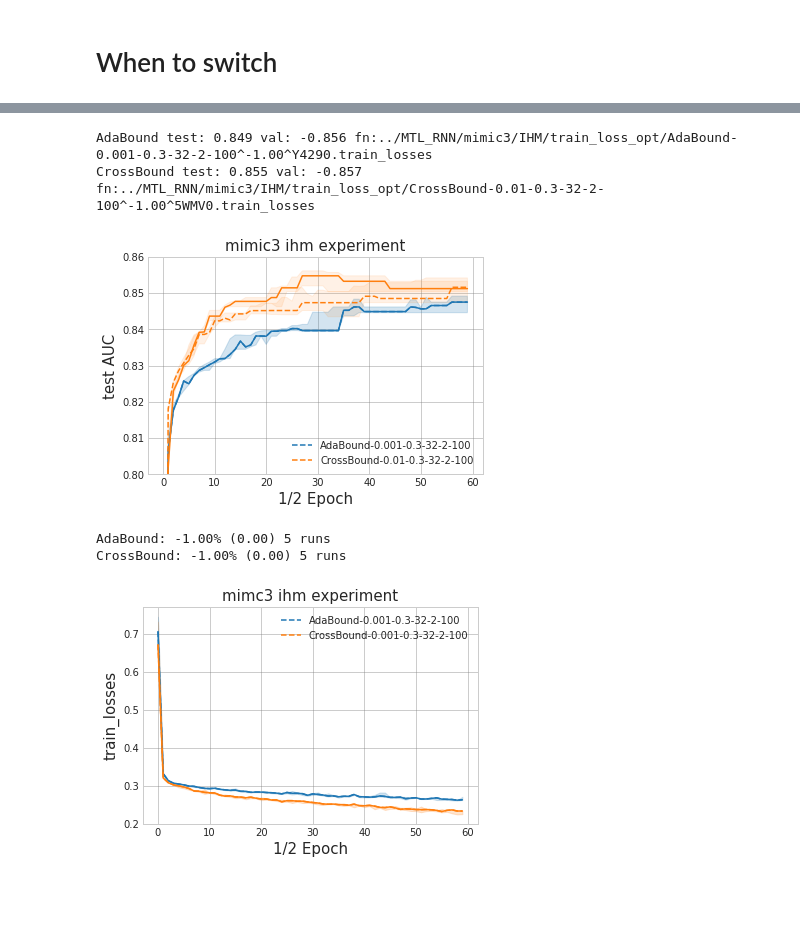
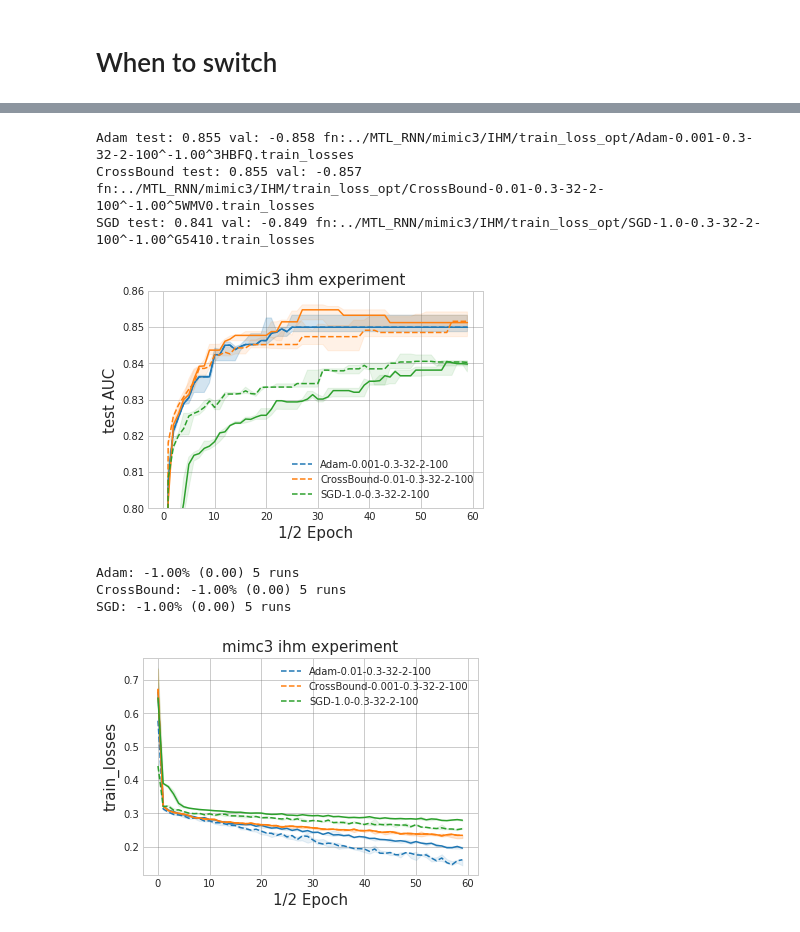
Before and after one commit to nathanwang000/MTL, a Jupyter notebook: Figures.ipynb, the cells around one changed output, grey strips where cells are left out. Cells and saved outputs as stored; diff of their text form; code cells hidden in the pictures; blank space fills up the shorter version.

```diff
--- a/Figures.ipynb
+++ b/Figures.ipynb
@@ -175,37 +190,42 @@ Adam: 87.99% (0.23) 3 runs
 # %%
 default_setting = {
     'AdaBound': '0.001-0.3-32-2-100',
     'Adam': '0.001-0.3-32-2-100',
     'CrossAdaBound': '0.001-0.3-32-2-100',
     'CrossBound': '0.001-0.3-32-2-100',
     'Diff': '0.001-0.3-32-2-100',
     'SGD': '0.1-0.3-32-2-100',
     'Swats': '0.001-0.3-32-2-100'
 }
 
-methods = ['CrossBound', 'AdaBound', #'Swats',
-           #'CrossAdaBound'
+methods = ['CrossBound', #'AdaBound',
+           'Swats',
+           'CrossAdaBound'
           ] # when to switch
+methods = ['CrossBound', 'Adam', 'SGD']
+
 plot_best_test('../MTL_RNN/mimic3/IHM/train_loss_opt/*train_losses',
                title='mimic3 ihm experiment', smooth_window=1, ylim=[0.8, 0.86], q_low=25, q_high=75,
                methods=methods, start=-2, default_setting=default_setting, ylabel='AUC',
                xlabel="1/2 Epoch",
                early_stop=True, early_stop_patience=None)
 
 plot_best('../MTL_RNN/mimic3/IHM/train_loss_opt/*train_losses',
           title='mimc3 ihm experiment', smooth_window=1, ylim=None, methods=methods,
           xlabel="1/2 Epoch",
           start=0, default_setting=default_setting)
 
 #plot_tracker(joblib.load('/data2/jiaxuan/2019/pytorch_tutorial_fork/tutorials/02-intermediate/language_model_wiki/train_loss/CrossAdaBound-0.001^-1.00^8V3QC.opt_track'), 0)
 #plot_tracker(joblib.load('/data2/jiaxuan/2019/pytorch_tutorial_fork/tutorials/02-intermediate/language_model_wiki/train_loss/Swats-0.001^-1.00^JW23S.opt_track'), 0)
 # %% [output]
-AdaBound test: 0.849 val: -0.856 fn:../MTL_RNN/mimic3/IHM/train_loss_opt/AdaBound-0.001-0.3-32-2-100^-1.00^Y4290.train_losses
+Adam test: 0.855 val: -0.858 fn:../MTL_RNN/mimic3/IHM/train_loss_opt/Adam-0.001-0.3-32-2-100^-1.00^3HBFQ.train_losses
 CrossBound test: 0.855 val: -0.857 fn:../MTL_RNN/mimic3/IHM/train_loss_opt/CrossBound-0.01-0.3-32-2-100^-1.00^5WMV0.train_losses
+SGD test: 0.841 val: -0.849 fn:../MTL_RNN/mimic3/IHM/train_loss_opt/SGD-1.0-0.3-32-2-100^-1.00^G5410.train_losses
-[figure, old version]
+[figure, new version]
-AdaBound: -1.00% (0.00) 5 runs
+Adam: -1.00% (0.00) 5 runs
 CrossBound: -1.00% (0.00) 5 runs
+SGD: -1.00% (0.00) 5 runs
-[figure, old version]
+[figure, new version]
 # %%
 # plot cifar 100
 def load_log(path):
```
Also changed, not shown: parts of 8 cells of this notebook.
